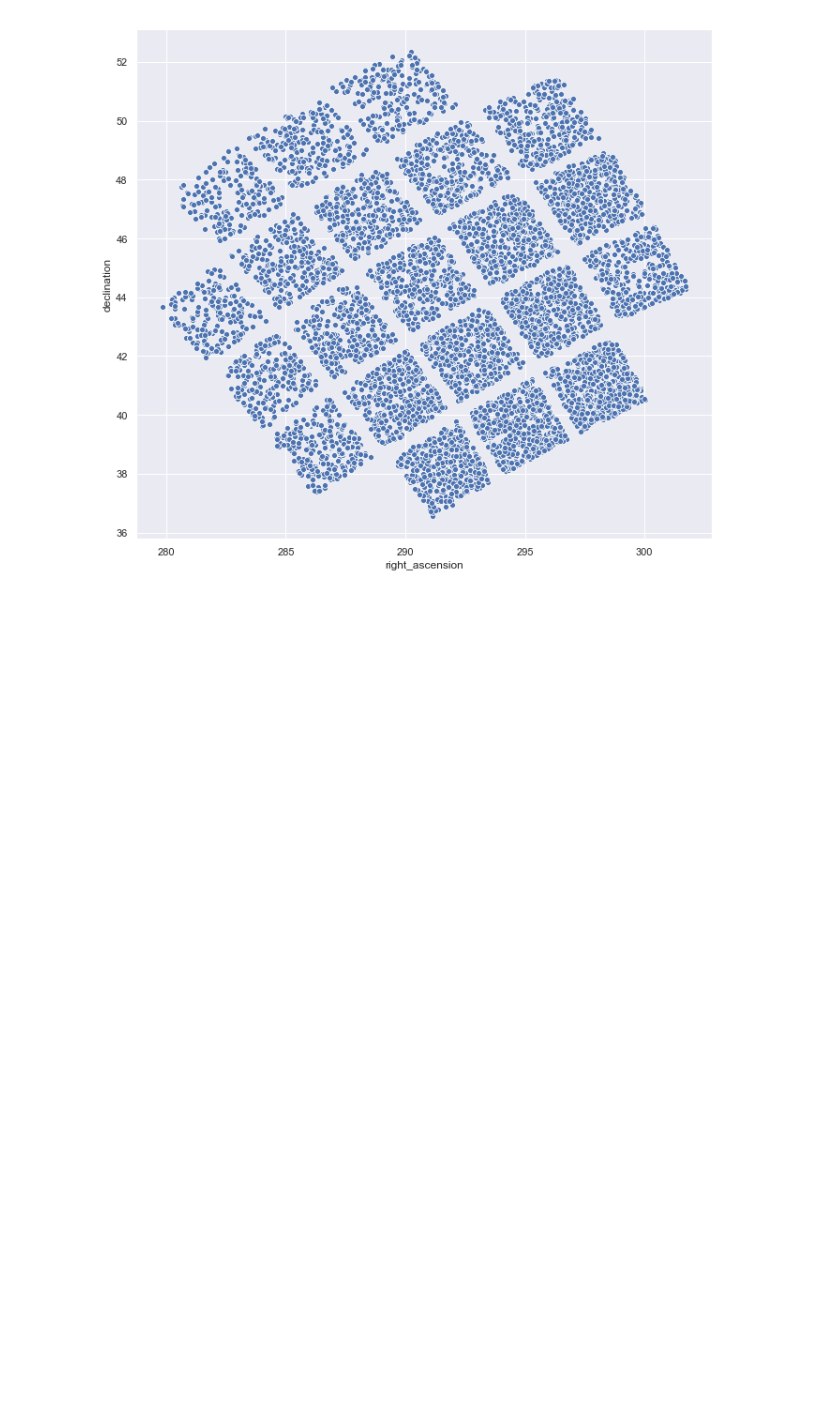
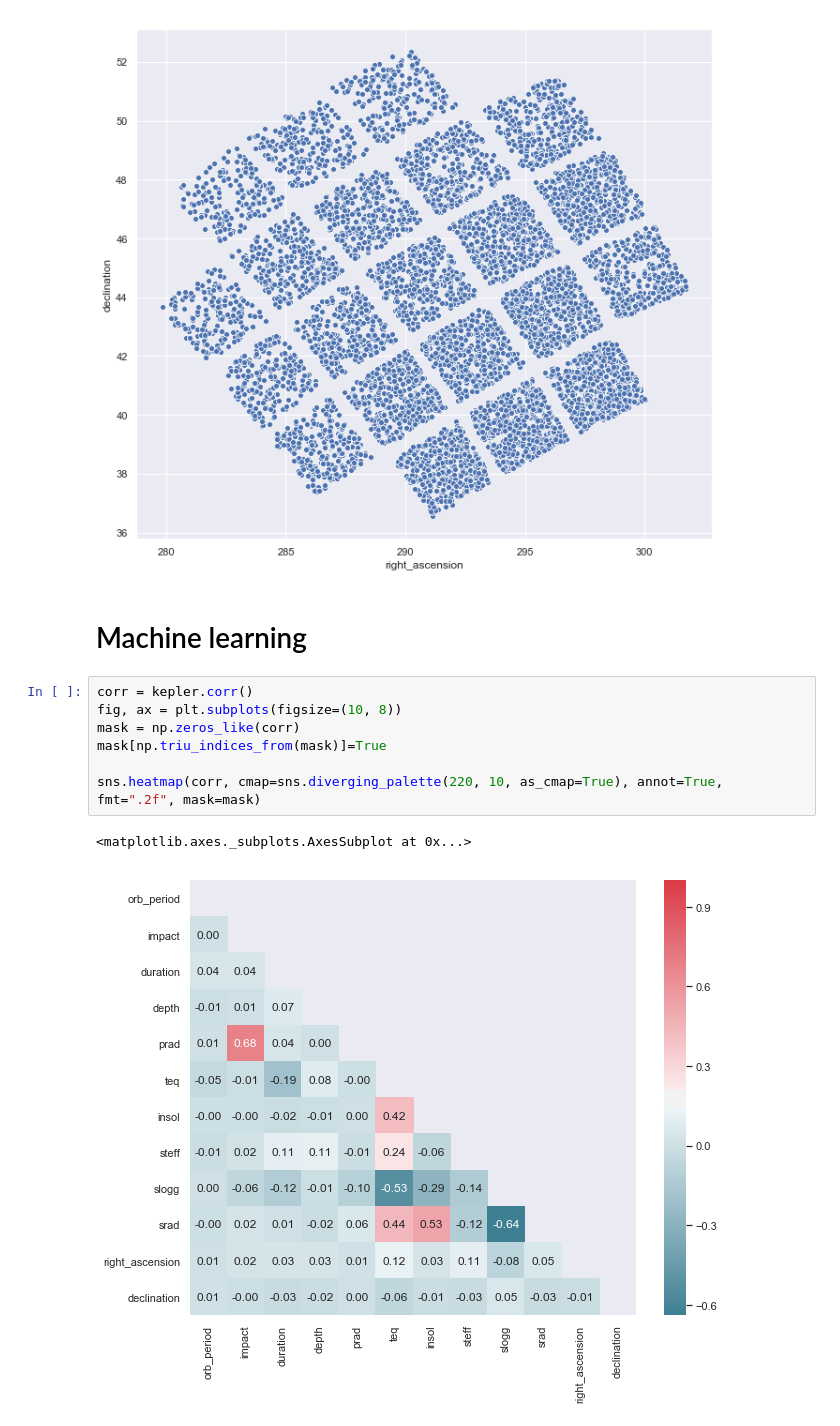
Before and after one commit to annaviper/exoplanets, a Jupyter notebook: 2. Exploratory and Statistical analysis/kepler.ipynb, the cells around one changed output. Cells and saved outputs as stored; diff of their text form; blank space fills up the shorter version.

Commit message:
uploading machine learning part

```diff
--- a/2. Exploratory and Statistical analysis/kepler.ipynb
+++ b/2. Exploratory and Statistical analysis/kepler.ipynb
@@ -118,3 +129,15 @@ sns.scatterplot(x='right_ascension', y='declination', data=kepler)
 # %% [output]
 <matplotlib.axes._subplots.AxesSubplot at 0x...>
 [figure]
+# %% [markdown]
+# Machine learning
+# %%
+corr = kepler.corr()
+fig, ax = plt.subplots(figsize=(10, 8))
+mask = np.zeros_like(corr)
+mask[np.triu_indices_from(mask)]=True
+
+sns.heatmap(corr, cmap=sns.diverging_palette(220, 10, as_cmap=True), annot=True, fmt=".2f", mask=mask)
+# %% [output]
+<matplotlib.axes._subplots.AxesSubplot at 0x...>
+[figure, added]
```
Also changed, not shown: parts of 37 cells of this notebook, 1 other file.
